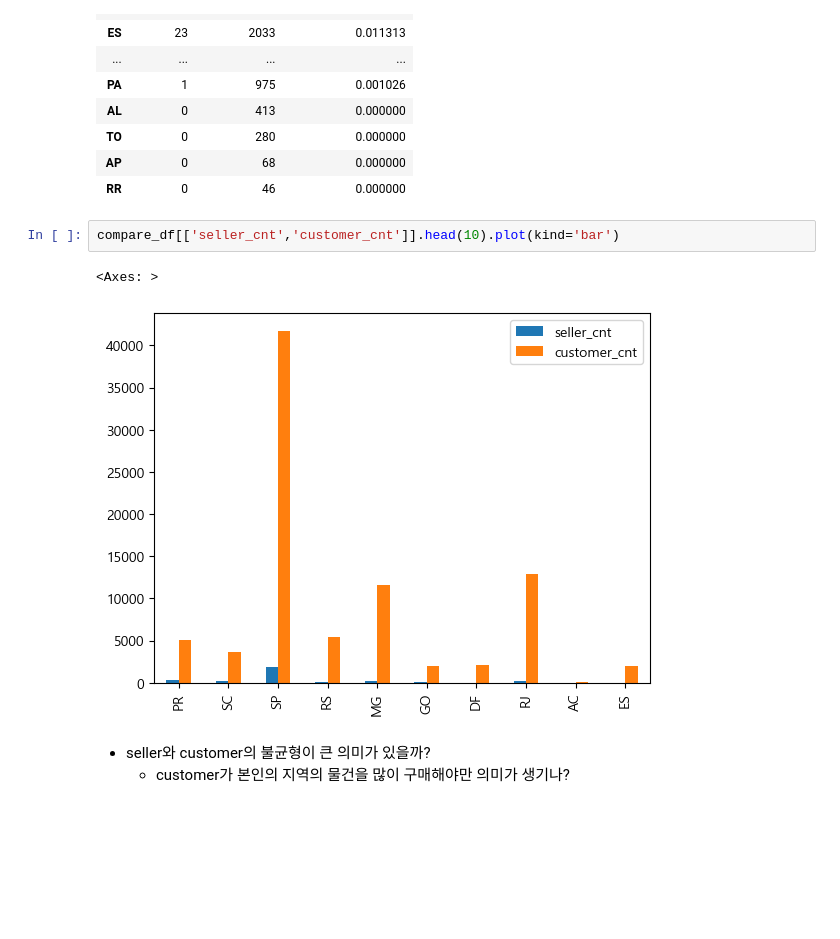
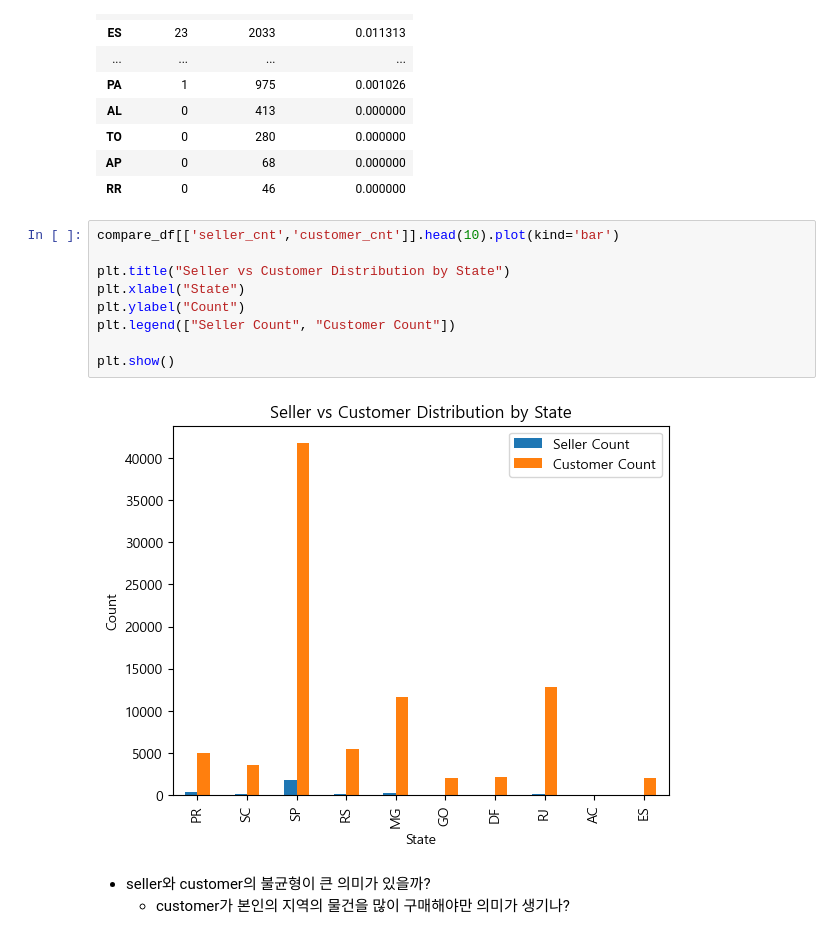
Before and after one commit to yoohengu/olist, a Jupyter notebook: notebooks/eda.ipynb, the cells around one changed output. Cells and saved outputs as stored; diff of their text form; blank space fills up the shorter version.

```diff
--- a/notebooks/eda.ipynb
+++ b/notebooks/eda.ipynb
@@ -169,9 +179,15 @@ compare_df
 | RR | 0 | 46 | 0.000000 |
 # %%
 compare_df[['seller_cnt','customer_cnt']].head(10).plot(kind='bar')
+
+plt.title("Seller vs Customer Distribution by State")
+plt.xlabel("State")
+plt.ylabel("Count")
+plt.legend(["Seller Count", "Customer Count"])
+
+plt.show()
 # %% [output]
-<Axes: >
-[figure, old version]
+[figure, new version]
 # %% [markdown]
 - seller와 customer의 불균형이 큰 의미가 있을까?
     - customer가 본인의 지역의 물건을 많이 구매해야만 의미가 생기나?
```
Also changed, not shown: parts of 5 cells of this notebook, 1 other file.
